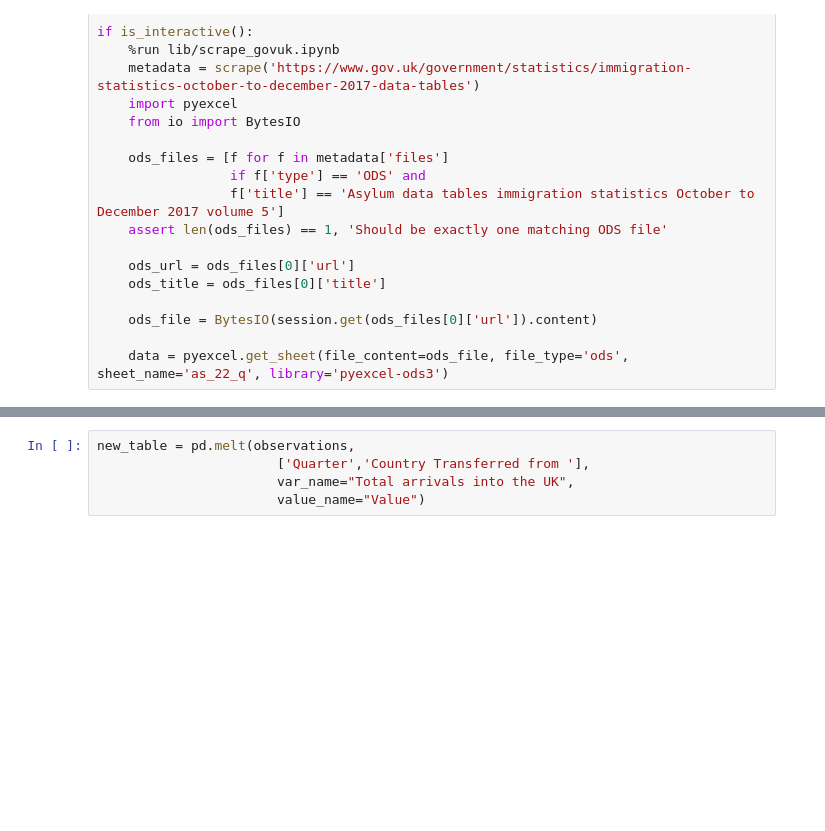
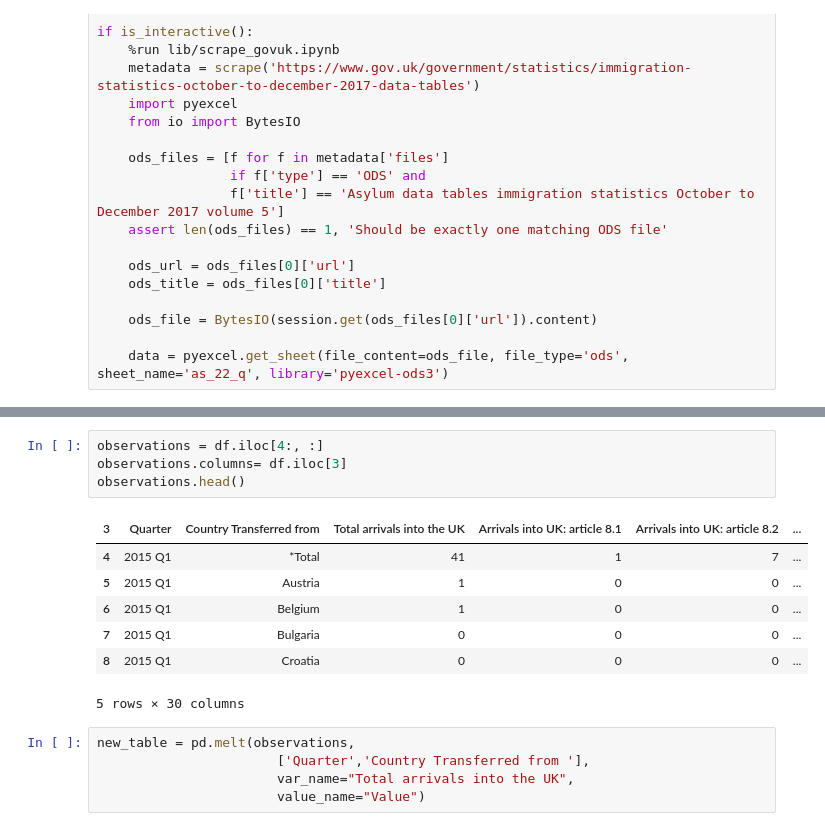
Before and after one commit to GSS-Cogs/HO-asylum, a Jupyter notebook: Arrivals under Dublin regulations(As_22_q).ipynb, the cells around one changed output, grey strips where cells are left out. Saved outputs shown, nothing was run; the diff lists cells and outputs as text; blank space fills up the shorter version.

```diff
--- a/Arrivals under Dublin regulations(As_22_q).ipynb
+++ b/Arrivals under Dublin regulations(As_22_q).ipynb
@@ -74,3 +41,15 @@ See the caveats in the documentation: http://pandas.pydata.org/pandas-docs/stabl
+# %%
+observations = df.iloc[4:, :]
+observations.columns= df.iloc[3]
+observations.head()
+# %% [output]
+| 3 | Quarter | Country Transferred from | Total arrivals into the UK | Arrivals into UK: article 8.1 | Arrivals into UK: article 8.2 | ... |
+| 4 | 2015 Q1 | *Total | 41 | 1 | 7 | ... |
+| 5 | 2015 Q1 | Austria | 1 | 0 | 0 | ... |
+| 6 | 2015 Q1 | Belgium | 1 | 0 | 0 | ... |
+| 7 | 2015 Q1 | Bulgaria | 0 | 0 | 0 | ... |
+| 8 | 2015 Q1 | Croatia | 0 | 0 | 0 | ... |
+5 rows × 30 columns
 # %%
 new_table = pd.melt(observations,
                        ['Quarter','Country Transferred from '],
```
Also changed, not shown: parts of 9 cells of this notebook.
